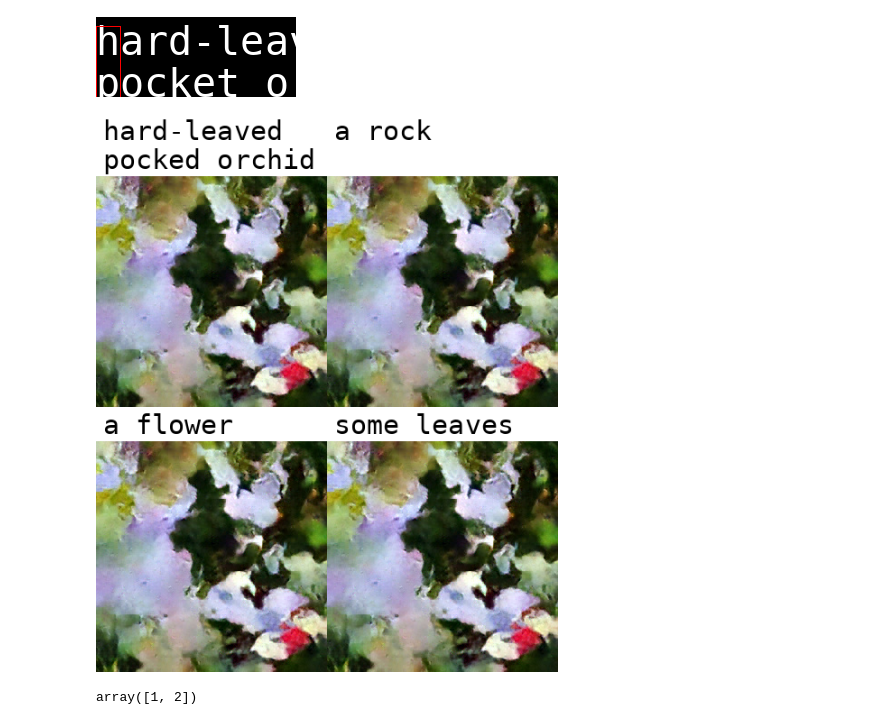
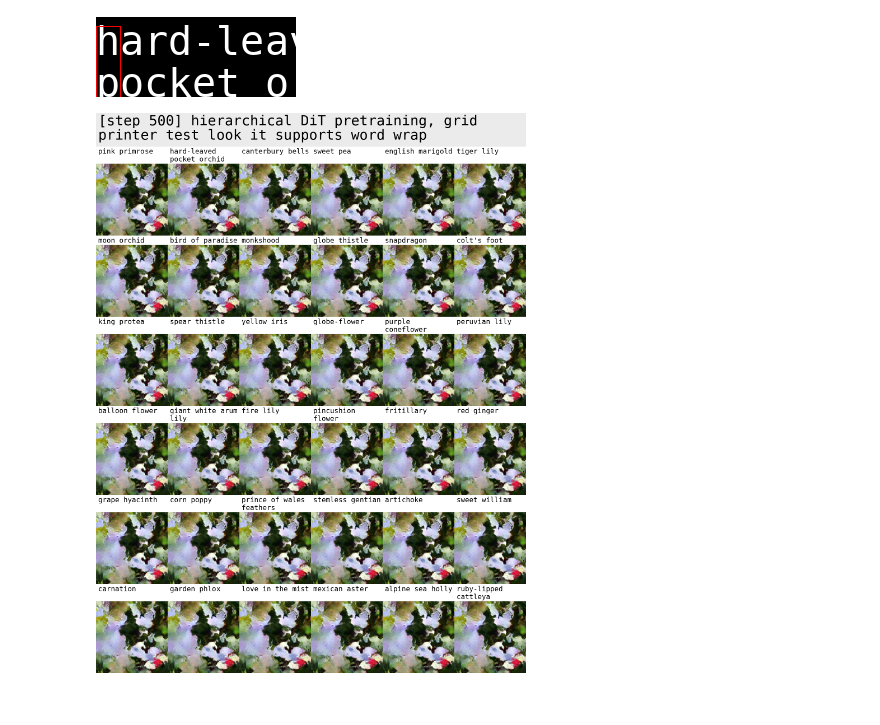
Before and after one commit to daniel-z-kaplan/k-diffusion, a Jupyter notebook: grid.ipynb, the cells around one changed output. Drawn from its saved outputs; the diff is of its cells as text; code cells hidden in the pictures.

Commit message:
grid titles

```diff
--- a/grid.ipynb
+++ b/grid.ipynb
@@ -241,49 +241,53 @@ draw.text((10, 25), "world", font=font)
 # %%
 from PIL import Image, ImageFont
 
 from importlib import reload
 import kdiff_trainer.make_captioned_grid as mcg
+from kdiff_trainer.dataset_meta.oxford_flowers import flower_classes
 reload(mcg)
 
-font = ImageFont.truetype("/usr/share/fonts/dejavu/DejaVuSansMono.ttf", 30)
+deja_vu_sans_path = "./kdiff_trainer/font/DejaVuSansMono.ttf"
+cell_font = ImageFont.truetype(deja_vu_sans_path, 25)
+title_font = ImageFont.truetype(deja_vu_sans_path, 50)
+# font = ImageFont.load_default()
 
 pad = 8
-text_pad = mcg.BBox(
-  top=pad,
-  left=pad,
-  bottom=pad,
-  right=pad,
-)
+cell_pad = mcg.BBox(top=pad, left=pad, bottom=pad, right=pad)
+# abusing bottom padding to simulate a margin-bottom
+# part of me wants to describe this in em units by querying the font metrics,
+# but I'm not sure anybody but me cares about the distinction
+title_pad = mcg.BBox(top=pad, left=pad, bottom=pad*3, right=pad)
+
+cols=6
 
 sample = Image.open('sample.jpg')
 
-font_metrics: mcg.FontMetrics = mcg.get_font_metrics(font)
+cell_type: mcg.Typesetting = mcg.make_typesetting(
+  x_wrap_px=sample.width,
+  font=cell_font,
+  padding=cell_pad,
+)
+title_type: mcg.Typesetting = mcg.make_typesetting(
+  x_wrap_px=sample.width*cols,
+  font=title_font,
+  padding=title_pad,
+)
 
 captioner: mcg.GridCaptioner = mcg.make_grid_captioner(
-  font=font,
-  cols=2,
-  font_metrics=font_metrics,
-  padding=text_pad,
+  cell_type=cell_type,
+  cols=cols,
   samp_w=sample.width,
   samp_h=sample.height,
+  title_type=title_type,
 )
 
 grid: Image.Image = captioner.__call__(
-  imgs=[sample]*4,
-  captions=[
-    'hard-leaved pocked orchid',
-    'a rock',
-    'a flower',
-    'some leaves',
-  ],
+  imgs=[sample]*36,
+  # 'hard-leaved pocked orchid',
+  captions=flower_classes[:36],
+  title='[step 500] hierarchical DiT pretraining, grid printer test look it supports word wrap'
 )
 
 grid
 # %% [output]
-[figure, old version]
+[figure, new version]
-# %%
-import numpy as np
-x = [1, 2]
-np.array(x)
-# %% [output]
-array([1, 2])
```
Also changed, not shown: 2 other files.
